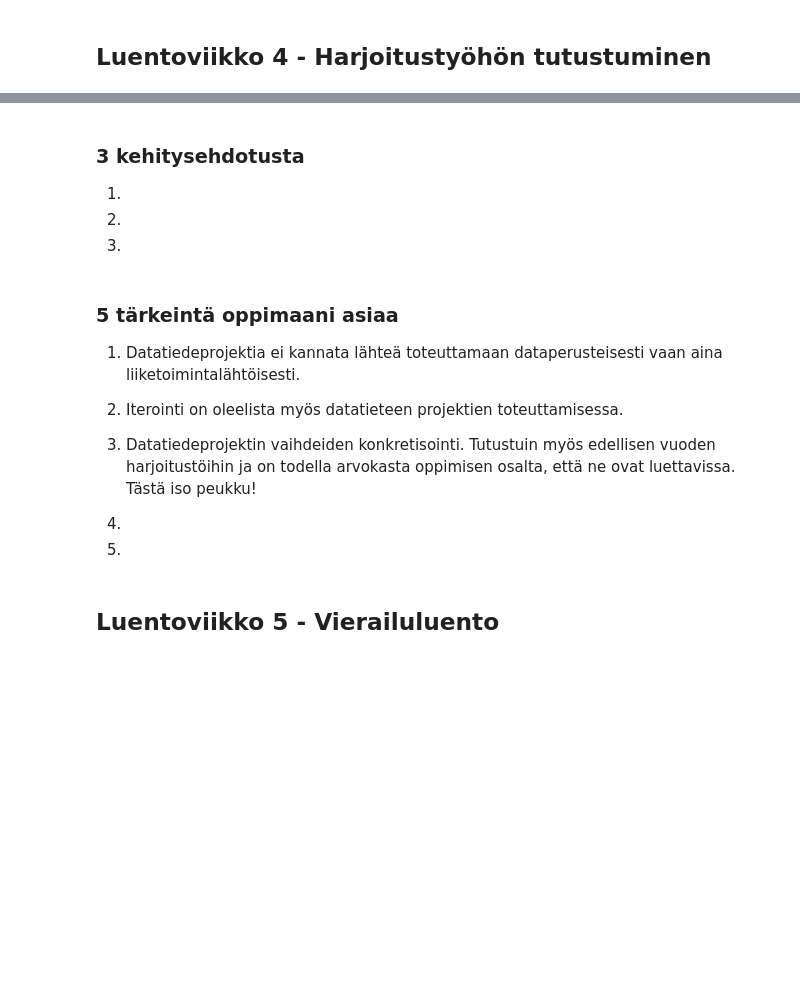
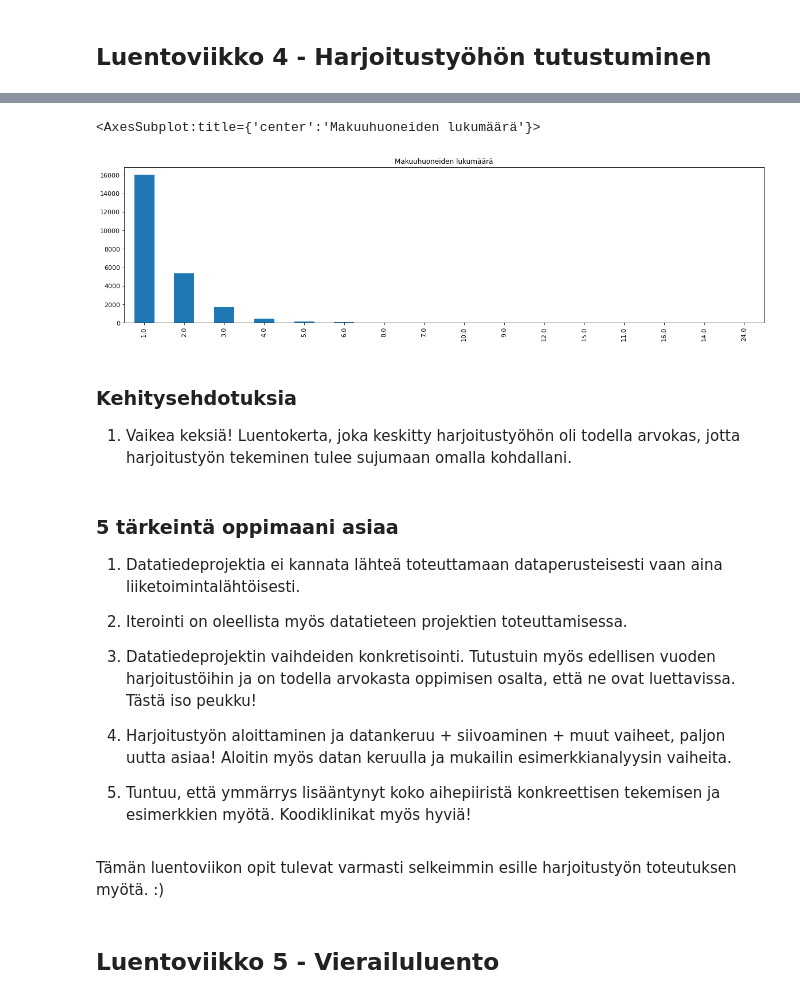
Before and after one commit to riikkamarie/JODA22, a Jupyter notebook: Oppimispäiväkirja.ipynb, the cells around one changed output, grey strips where cells are left out. Drawn from its saved outputs; the diff is of its cells as text; code cells hidden in the pictures; blank space fills up the shorter version.

```diff
--- a/Oppimispäiväkirja.ipynb
+++ b/Oppimispäiväkirja.ipynb
@@ -267,0 +310,38 @@ https://miro.com/app/board/o9J_lMv9Ko8=/
+# %%
+# Importataan kirjastot, joita projektissa mahdollisesti tarvitaan
+
+import pandas as pd
+import numpy as np
+import matplotlib.pyplot as plt
+import sklearn
+from sklearn import ensemble
+from sklearn import linear_model
+from sklearn.model_selection import GridSearchCV
+from sklearn.model_selection import train_test_split
+from collections import Counter
+from sklearn import preprocessing
+import matplotlib.pyplot as plt
+import sklearn.metrics as metrics
+
+
+
+Rome_URL = 'http://data.insideairbnb.com/italy/lazio/rome/2021-12-08/data/listings.csv.gz'
+# %%
+# Dataframen luonti:
+Rome_listing = pd.read_csv(Rome_URL, compression='gzip', low_memory=False)
+# %%
+#Tehdään kolumnivalinnat
+Rome_data = Rome_listing[['id',
+                'number_of_reviews',
+                'accommodates',
+                'availability_30',
+                'beds',
+                'property_type',
+                'bedrooms',
+                'price',
+                'neighbourhood_cleansed',
+                'minimum_nights',
+                'reviews_per_month',
+                'review_scores_rating',
+                'review_scores_accuracy']]
+print(Rome_data.head())
@@ -268,21 +366,29 @@ https://miro.com/app/board/o9J_lMv9Ko8=/
+# %%
+from matplotlib.pyplot import figure
+plt.figure(figsize=(20,5))
+plt.title('Makuuhuoneiden lukumäärä')
+Rome_data['bedrooms'].value_counts().plot(kind='bar', fontsize=11)
+# %% [output]
+<AxesSubplot:title={'center':'Makuuhuoneiden lukumäärä'}>
+[figure, added]
 # %% [markdown]
-### 3 kehitysehdotusta
+### Kehitysehdotuksia
 
-1)
-2)
-3)
+1) Vaikea keksiä! Luentokerta, joka keskitty harjoitustyöhön oli todella arvokas, jotta harjoitustyön tekeminen tulee sujumaan omalla kohdallani.
 # %% [markdown]
 ### 5 tärkeintä oppimaani asiaa
 
 1) Datatiedeprojektia ei kannata lähteä toteuttamaan dataperusteisesti vaan aina liiketoimintalähtöisesti.
 
-2) Iterointi on oleelista myös datatieteen projektien toteuttamisessa.
+2) Iterointi on oleellista myös datatieteen projektien toteuttamisessa.
 
 3) Datatiedeprojektin vaihdeiden konkretisointi. Tutustuin myös edellisen vuoden harjoitustöihin ja on todella arvokasta oppimisen osalta, että ne ovat luettavissa. Tästä iso peukku!
 
-4)
+4) Harjoitustyön aloittaminen ja datankeruu + siivoaminen + muut vaiheet, paljon uutta asiaa! Aloitin myös datan keruulla ja mukailin esimerkkianalyysin vaiheita.
 
-5)
+5) Tuntuu, että ymmärrys lisääntynyt koko aihepiiristä konkreettisen tekemisen ja esimerkkien myötä. Koodiklinikat myös hyviä!
+# %% [markdown]
+Tämän luentoviikon opit tulevat varmasti selkeimmin esille harjoitustyön toteutuksen myötä. :)
 # %% [markdown]
 ## Luentoviikko 5 - Vierailuluento
 # %% [markdown]
```
Also changed, not shown: parts of 57 cells of this notebook, 2 other files.
